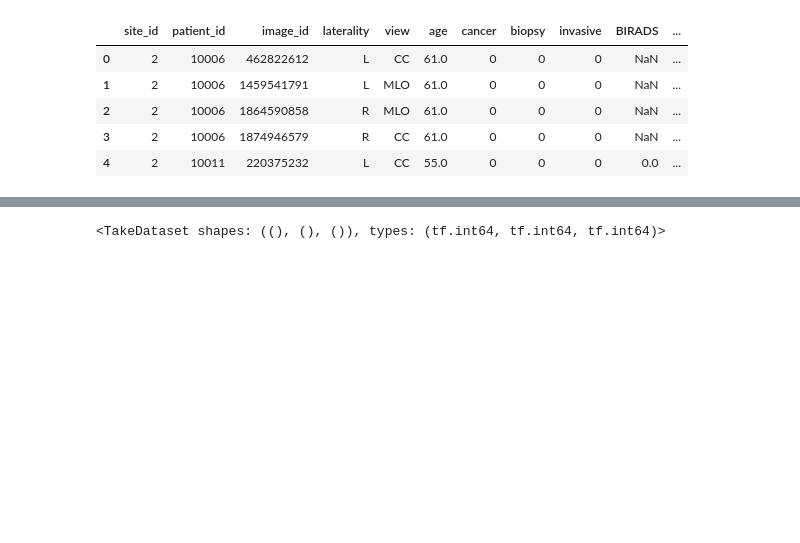
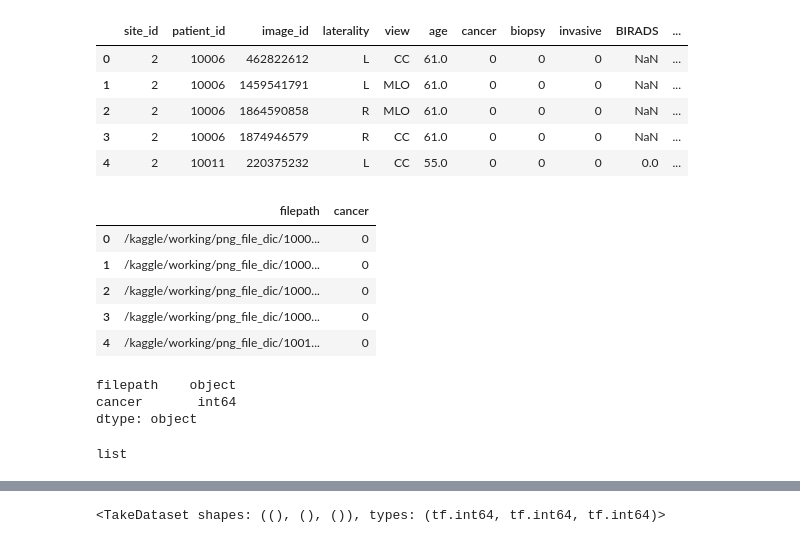
Before and after one commit to taaha/Breast_cancer_detection_from_mamograms, a Jupyter notebook: baseline-model.ipynb, the cells around one changed output, grey strips where cells are left out. Cells and saved outputs as stored; diff of their text form; code cells hidden in the pictures; blank space fills up the shorter version.

Commit message:
Kaggle Notebook | baseline_model | Version 7

```diff
--- a/baseline-model.ipynb
+++ b/baseline-model.ipynb
@@ -104,7 +110,7 @@ df.head()
 | 3 | 2 | 10006 | 1874946579 | R | CC | 61.0 | 0 | 0 | 0 | NaN | ... |
 | 4 | 2 | 10011 | 220375232 | L | CC | 55.0 | 0 | 0 | 0 | 0.0 | ... |
 # %%
-df['filepath'] = 'kaggle/working/png_file_dic/' + df['patient_id'].astype(str) + '_' + df['image_id'].astype(str)
+df['filepath'] = '/kaggle/working/png_file_dic/' + df['patient_id'].astype(str) + '_' + df['image_id'].astype(str) + '.png'
 df.head()
 # %% [output]
 |  | site_id | patient_id | image_id | laterality | view | age | cancer | biopsy | invasive | BIRADS | ... |
@@ -113,3 +119,19 @@ df.head()
 | 2 | 2 | 10006 | 1864590858 | R | MLO | 61.0 | 0 | 0 | 0 | NaN | ... |
 | 3 | 2 | 10006 | 1874946579 | R | CC | 61.0 | 0 | 0 | 0 | NaN | ... |
 | 4 | 2 | 10011 | 220375232 | L | CC | 55.0 | 0 | 0 | 0 | 0.0 | ... |
+# %%
+df = df[['filepath', 'cancer']]
+df.head()
+# %% [output]
+|  | filepath | cancer |
+| 0 | /kaggle/working/png_file_dic/1000... | 0 |
+| 1 | /kaggle/working/png_file_dic/1000... | 0 |
+| 2 | /kaggle/working/png_file_dic/1000... | 0 |
+| 3 | /kaggle/working/png_file_dic/1000... | 0 |
+| 4 | /kaggle/working/png_file_dic/1001... | 0 |
+# %%
+df.dtypes
+# %% [output]
+filepath    object
+cancer       int64
+dtype: object
@@ -115,0 +151,4 @@ df.head()
+# %%
+type(df['filepath'].values.tolist())
+# %% [output]
+list
```
Also changed, not shown: parts of 7 cells of this notebook.
